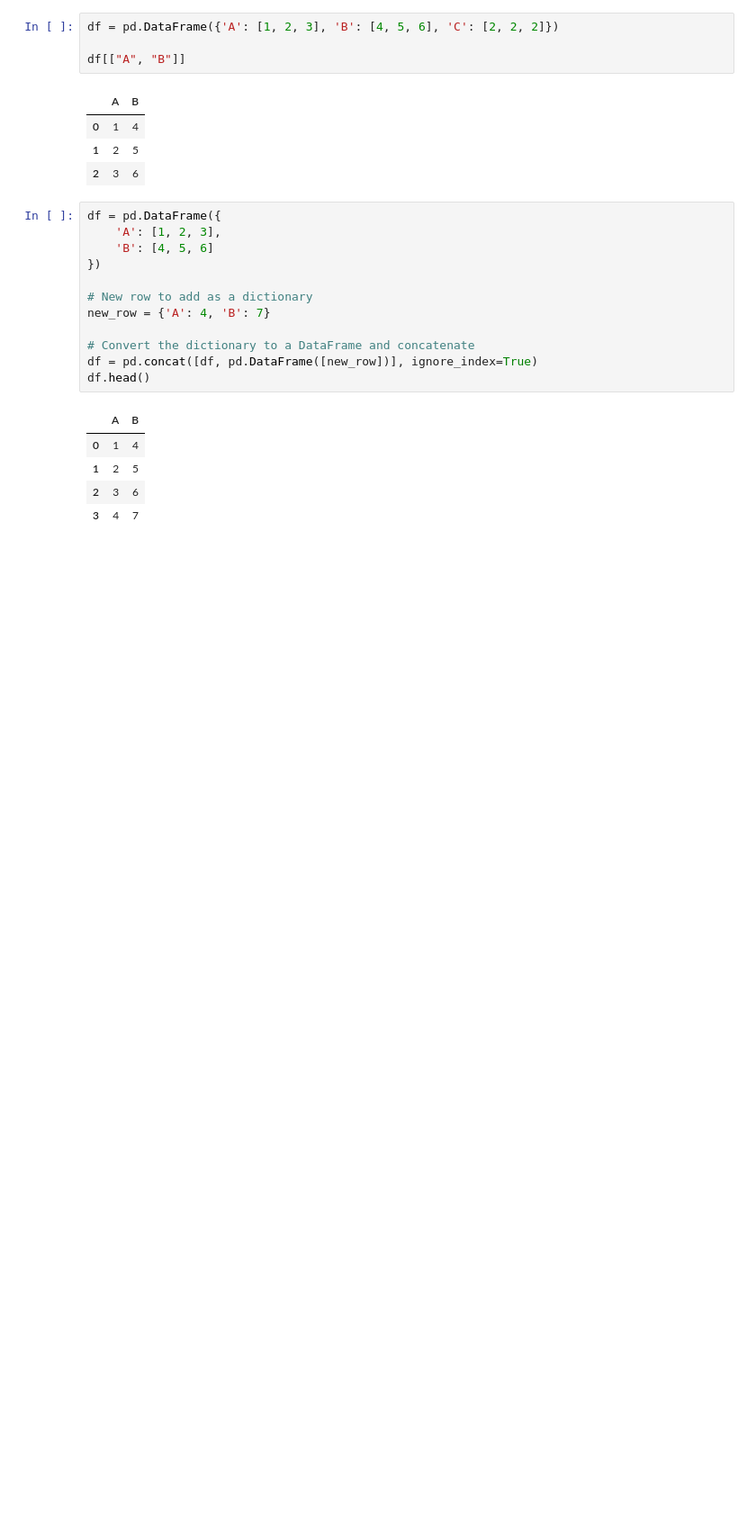
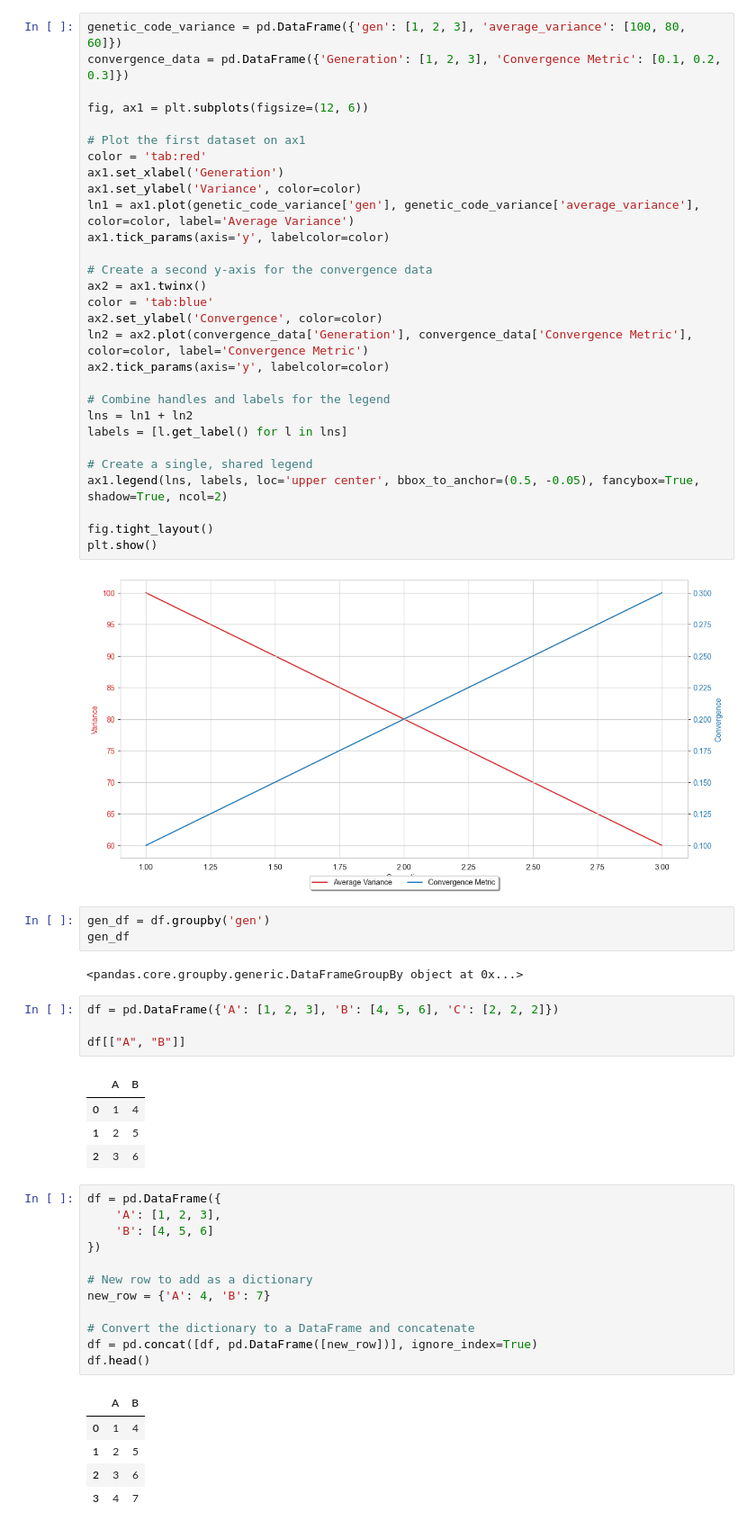
Before and after one commit to poflynn529/logicnets-nas, a Jupyter notebook: examples/cybersecurity/genetic_analysis/df_analysis.ipynb, the cells around one changed output. Shown at 90% size. Drawn from its saved outputs; the diff is of its cells as text; blank space fills up the shorter version.

```diff
--- a/examples/cybersecurity/genetic_analysis/df_analysis.ipynb
+++ b/examples/cybersecurity/genetic_analysis/df_analysis.ipynb
@@ -16,3 +121,39 @@ PandasGUI INFO — pandasgui.gui — Opening PandasGUI
+# %%
+genetic_code_variance = pd.DataFrame({'gen': [1, 2, 3], 'average_variance': [100, 80, 60]})
+convergence_data = pd.DataFrame({'Generation': [1, 2, 3], 'Convergence Metric': [0.1, 0.2, 0.3]})
+
+fig, ax1 = plt.subplots(figsize=(12, 6))
+
+# Plot the first dataset on ax1
+color = 'tab:red'
+ax1.set_xlabel('Generation')
+ax1.set_ylabel('Variance', color=color)
+ln1 = ax1.plot(genetic_code_variance['gen'], genetic_code_variance['average_variance'], color=color, label='Average Variance')
+ax1.tick_params(axis='y', labelcolor=color)
+
+# Create a second y-axis for the convergence data
+ax2 = ax1.twinx()
+color = 'tab:blue'
+ax2.set_ylabel('Convergence', color=color)
+ln2 = ax2.plot(convergence_data['Generation'], convergence_data['Convergence Metric'], color=color, label='Convergence Metric')
+ax2.tick_params(axis='y', labelcolor=color)
+
+# Combine handles and labels for the legend
+lns = ln1 + ln2
+labels = [l.get_label() for l in lns]
+
+# Create a single, shared legend
+ax1.legend(lns, labels, loc='upper center', bbox_to_anchor=(0.5, -0.05), fancybox=True, shadow=True, ncol=2)
+
+fig.tight_layout()
+plt.show()
+# %% [output]
+[figure, added]
+# %%
+gen_df = df.groupby('gen')
+gen_df
+# %% [output]
+<pandas.core.groupby.generic.DataFrameGroupBy object at 0x...>
 # %%
 df = pd.DataFrame({'A': [1, 2, 3], 'B': [4, 5, 6], 'C': [2, 2, 2]})
 
```
Also changed, not shown: parts of 7 cells of this notebook, 3 other files.
